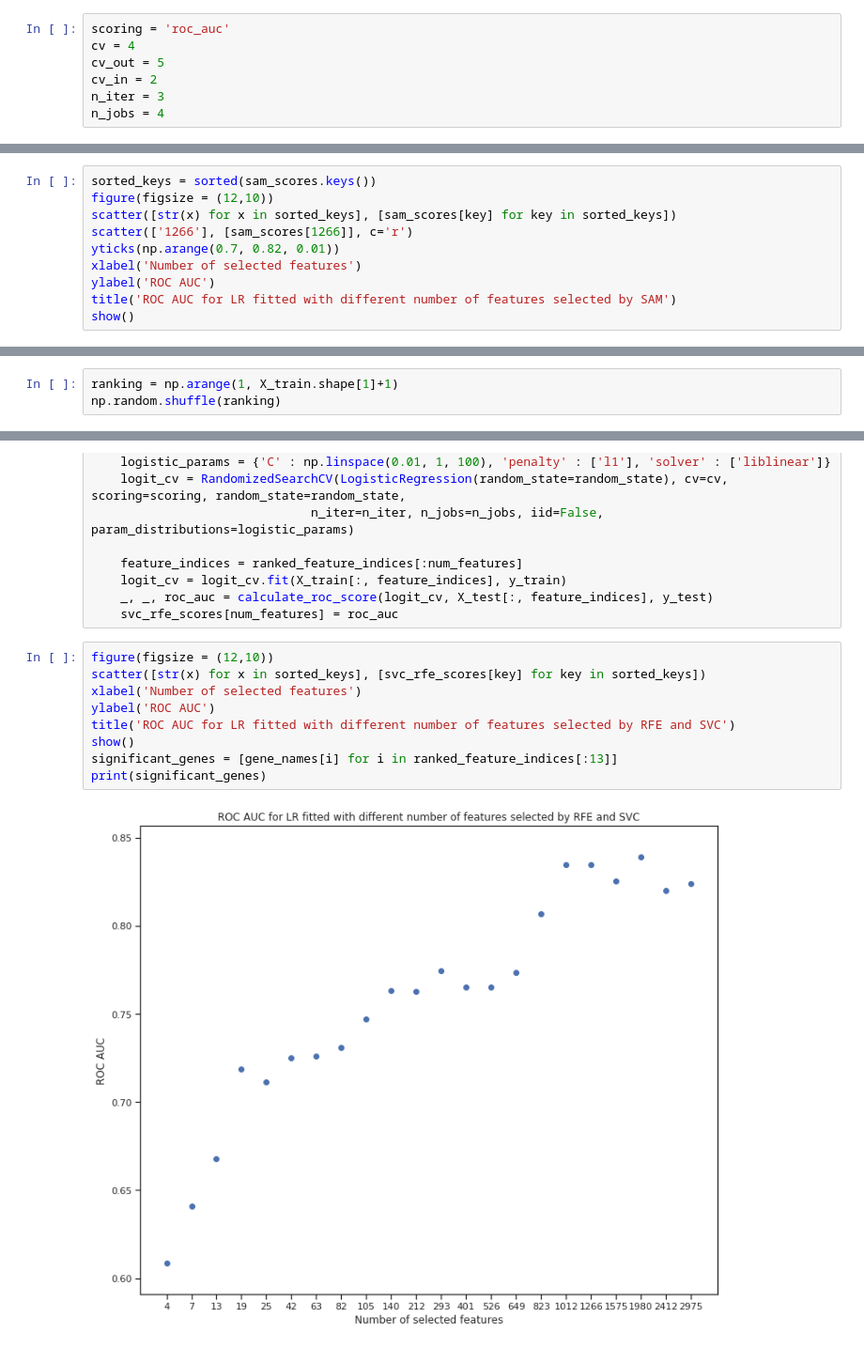
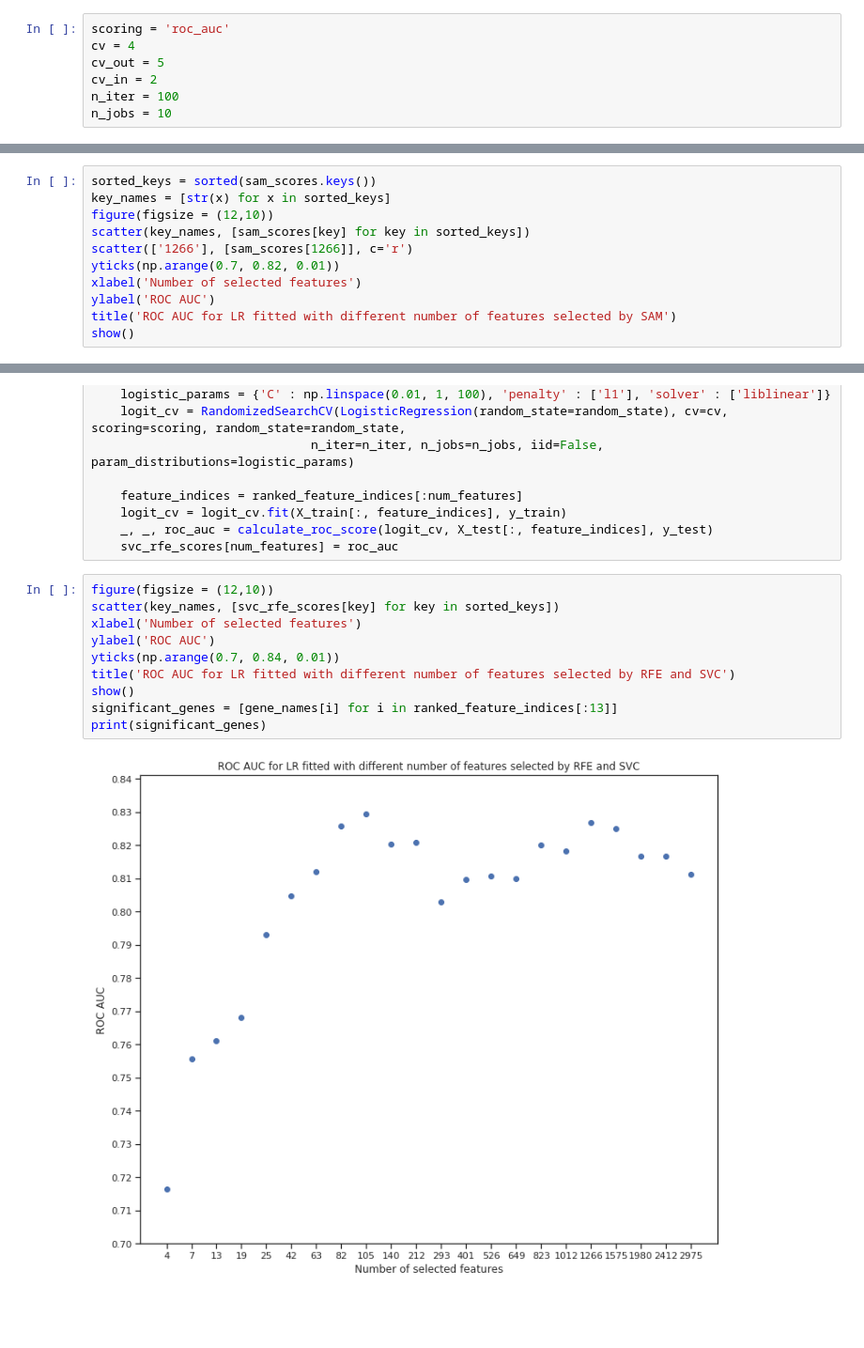
Before and after one commit to sjwilczynski/geneExpr, a Jupyter notebook: FeatureSelection.ipynb, the cells around one changed output, grey strips where cells are left out. Shown at 94% size. Saved outputs shown, nothing was run; the diff lists cells and outputs as text; blank space fills up the shorter version.

Commit message:
final plots and analysis in for feature selection

```diff
--- a/FeatureSelection.ipynb
+++ b/FeatureSelection.ipynb
@@ -11,8 +11,8 @@ scoring = 'roc_auc'
 cv = 4
 cv_out = 5
 cv_in = 2
-n_iter = 3
-n_jobs = 4
+n_iter = 100
+n_jobs = 10
 # %%
 X_train, X_test, y_train, y_test = load_train_and_test_parts()
 print("Train and test sizes: {} {}".format(X_train.shape, X_test.shape))
@@ -35,8 +35,9 @@ for filename in sam_filenames:
     sam_scores[int(filename[start_index:end_index])] = roc_auc
 # %%
 sorted_keys = sorted(sam_scores.keys())
+key_names = [str(x) for x in sorted_keys]
 figure(figsize = (12,10))
-scatter([str(x) for x in sorted_keys], [sam_scores[key] for key in sorted_keys])
+scatter(key_names, [sam_scores[key] for key in sorted_keys])
 scatter(['1266'], [sam_scores[1266]], c='r')
 yticks(np.arange(0.7, 0.82, 0.01))
 xlabel('Number of selected features')
@@ -62,3 +61,0 @@ FileNotFoundError: [Errno 2] Nie ma takiego pliku ani katalogu: './selection_res
-# %%
-ranking = np.arange(1, X_train.shape[1]+1)
-np.random.shuffle(ranking)
@@ -81,12 +77,13 @@ for num_features in sorted_keys:
     svc_rfe_scores[num_features] = roc_auc
 # %%
 figure(figsize = (12,10))
-scatter([str(x) for x in sorted_keys], [svc_rfe_scores[key] for key in sorted_keys])
+scatter(key_names, [svc_rfe_scores[key] for key in sorted_keys])
 xlabel('Number of selected features')
 ylabel('ROC AUC')
+yticks(np.arange(0.7, 0.84, 0.01))
 title('ROC AUC for LR fitted with different number of features selected by RFE and SVC')
 show()
 significant_genes = [gene_names[i] for i in ranked_feature_indices[:13]]
 print(significant_genes)
 # %% [output]
-[figure, old version]
+[figure, new version]
```
Also changed, not shown: parts of 13 cells of this notebook, 4 other files.
